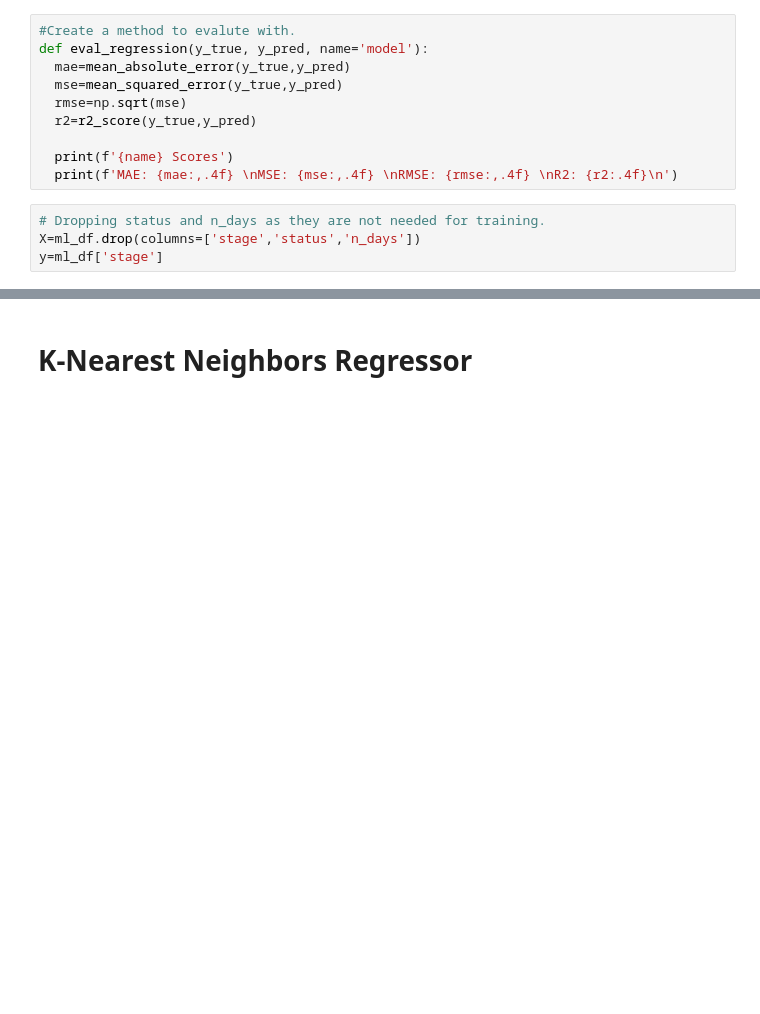
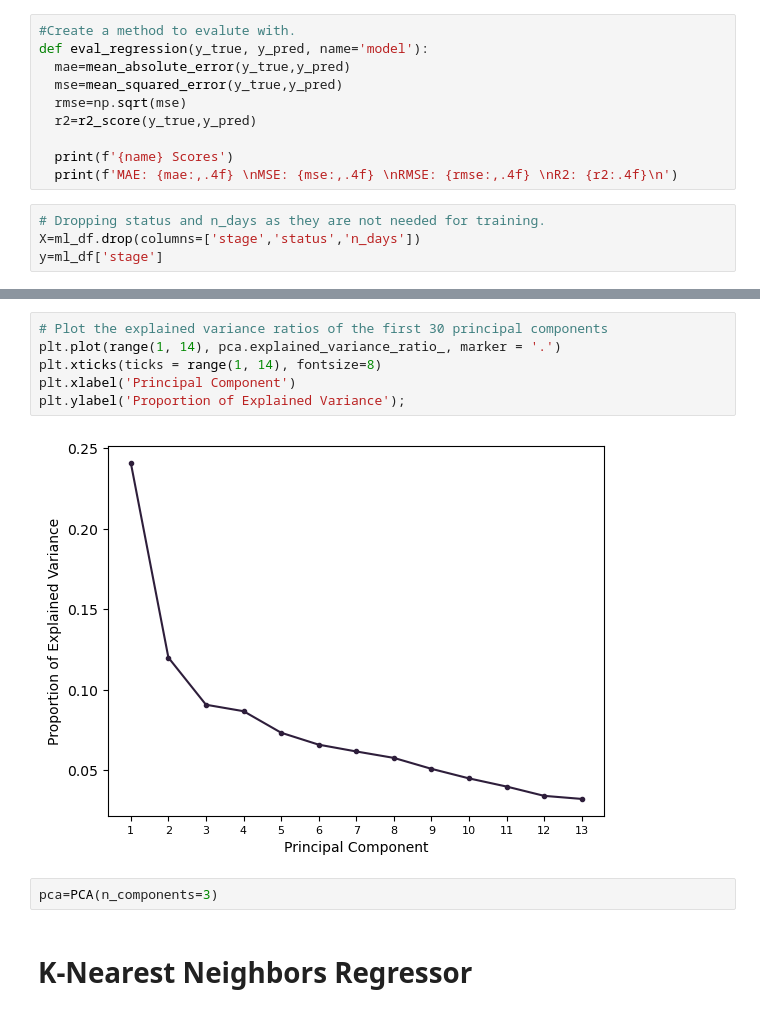
Before and after one commit to MikeyClausen/Project-2, a Jupyter notebook: cirrhosis.ipynb, the cells around one changed output, grey strips where cells are left out. Cells and saved outputs as stored; diff of their text form; blank space fills up the shorter version.

```diff
--- a/cirrhosis.ipynb
+++ b/cirrhosis.ipynb
@@ -451,3 +464,13 @@ X_train, X_test, y_train, y_test = train_test_split(X_preprocessed,y,random_stat
+# %%
+# Plot the explained variance ratios of the first 30 principal components
+plt.plot(range(1, 14), pca.explained_variance_ratio_, marker = '.')
+plt.xticks(ticks = range(1, 14), fontsize=8)
+plt.xlabel('Principal Component')
+plt.ylabel('Proportion of Explained Variance');
+# %% [output]
+[figure, added]
+# %%
+pca=PCA(n_components=3)
 # %% [markdown]
 # K-Nearest Neighbors Regressor
 # %%
```
Also changed, not shown: parts of 16 cells of this notebook.
